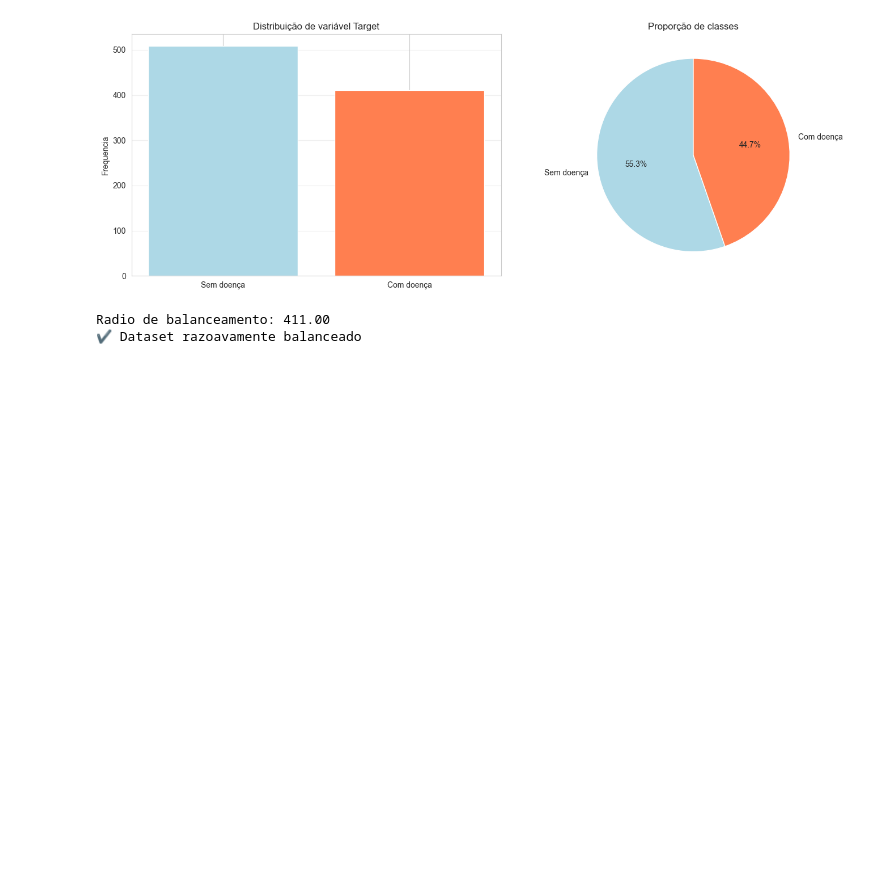
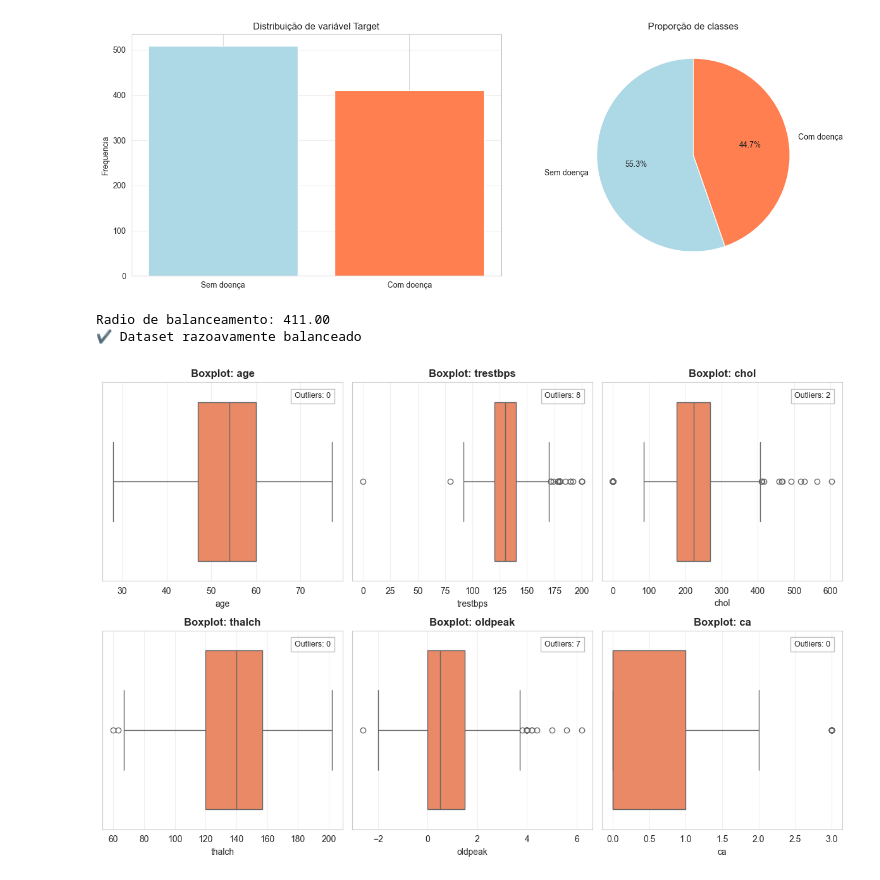
Before and after one commit to willdevsp/pos-tech-machine-learning-aulas, a Jupyter notebook: Fase 1/exercicio_experimentacao_mvp.ipynb, the cells around one changed output. Drawn from its saved outputs; the diff is of its cells as text; code cells hidden in the pictures; blank space fills up the shorter version.

```diff
--- a/Fase 1/exercicio_experimentacao_mvp.ipynb
+++ b/Fase 1/exercicio_experimentacao_mvp.ipynb
@@ -254,3 +254,36 @@ Sem doenças {idx}: > 44.67
 [figure]
 Radio de balanceamento: 411.00
 ✔️ Dataset razoavamente balanceado
+# %%
+# Colunas e Metricas (excluindo id e target)
+numeric_cols = df.select_dtypes(include=[np.number]).columns
+numeric_cols = numeric_cols.drop(['id', 'target'])
+
+n = len(numeric_cols)
+ncols = 3
+nrows = int(np.ceil(n / ncols))
+fig, axes = plt.subplots(nrows, ncols, figsize=(12, 4 * nrows))
+axes = axes.ravel()
+
+
+for idx, col in enumerate(numeric_cols):
+    sns.boxplot(x=df[col], ax=axes[idx], color='coral')
+    axes[idx].set_title(f'Boxplot: {col}', fontweight='bold')
+    axes[idx].set_xlabel(col)
+    axes[idx].grid(axis='x', alpha=0.3)
+    col_zscore = np.abs(stats.zscore(df[col].dropna()))
+    outlier_count = (col_zscore > 3).sum()
+    axes[idx].text(0.95, 0.95, f'Outliers: {outlier_count}',
+                   transform=axes[idx].transAxes, fontsize=9,
+                   verticalalignment='top', horizontalalignment='right',
+                   bbox=dict(facecolor='white', alpha=0.5, edgecolor='gray'))
+
+
+    for ax in axes[n:]:
+        fig.delaxes(ax)
+
+
+plt.tight_layout()
+plt.show()
+# %% [output]
+[figure, added]
```
Also changed, not shown: parts of 2 cells of this notebook, 1 other file.
